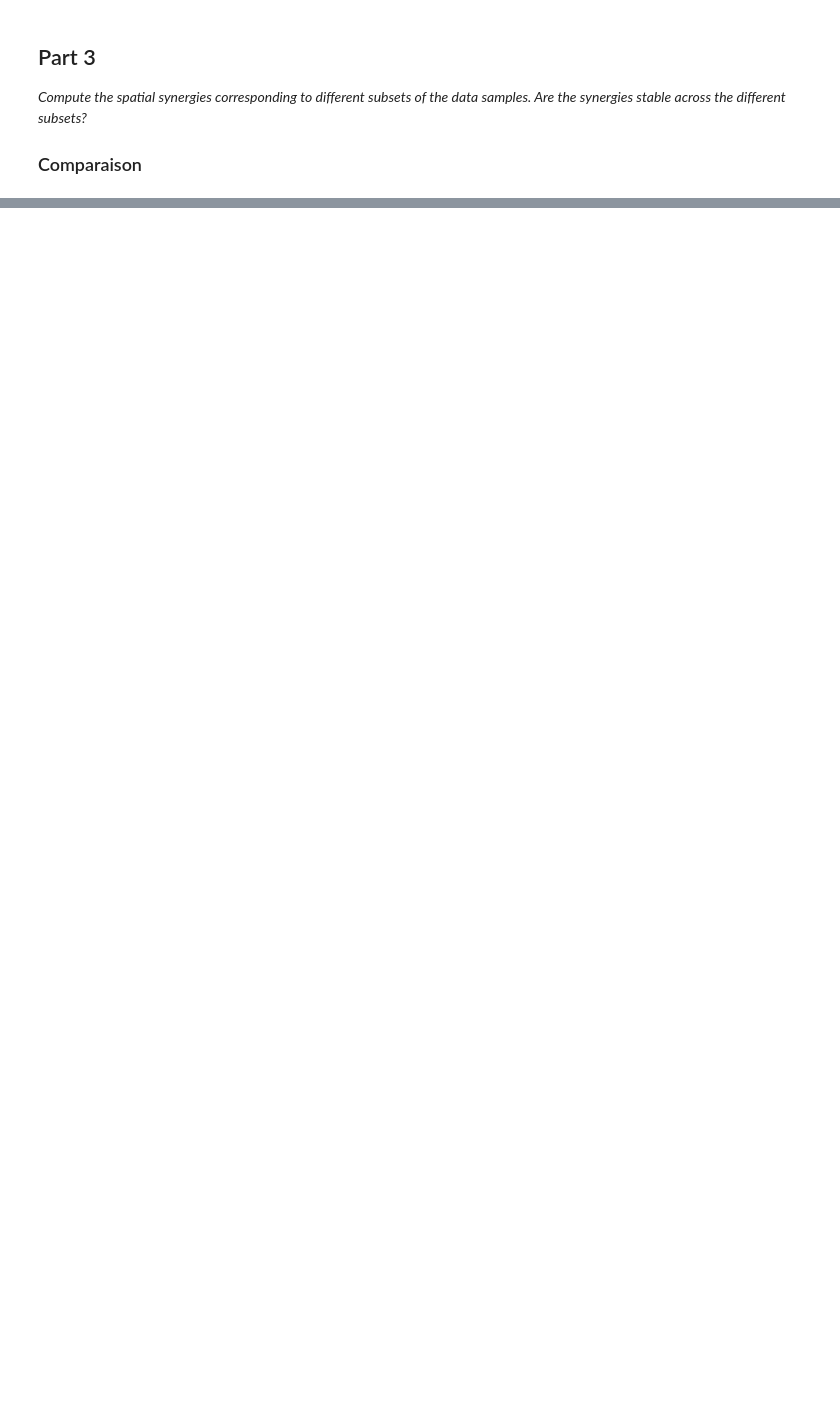
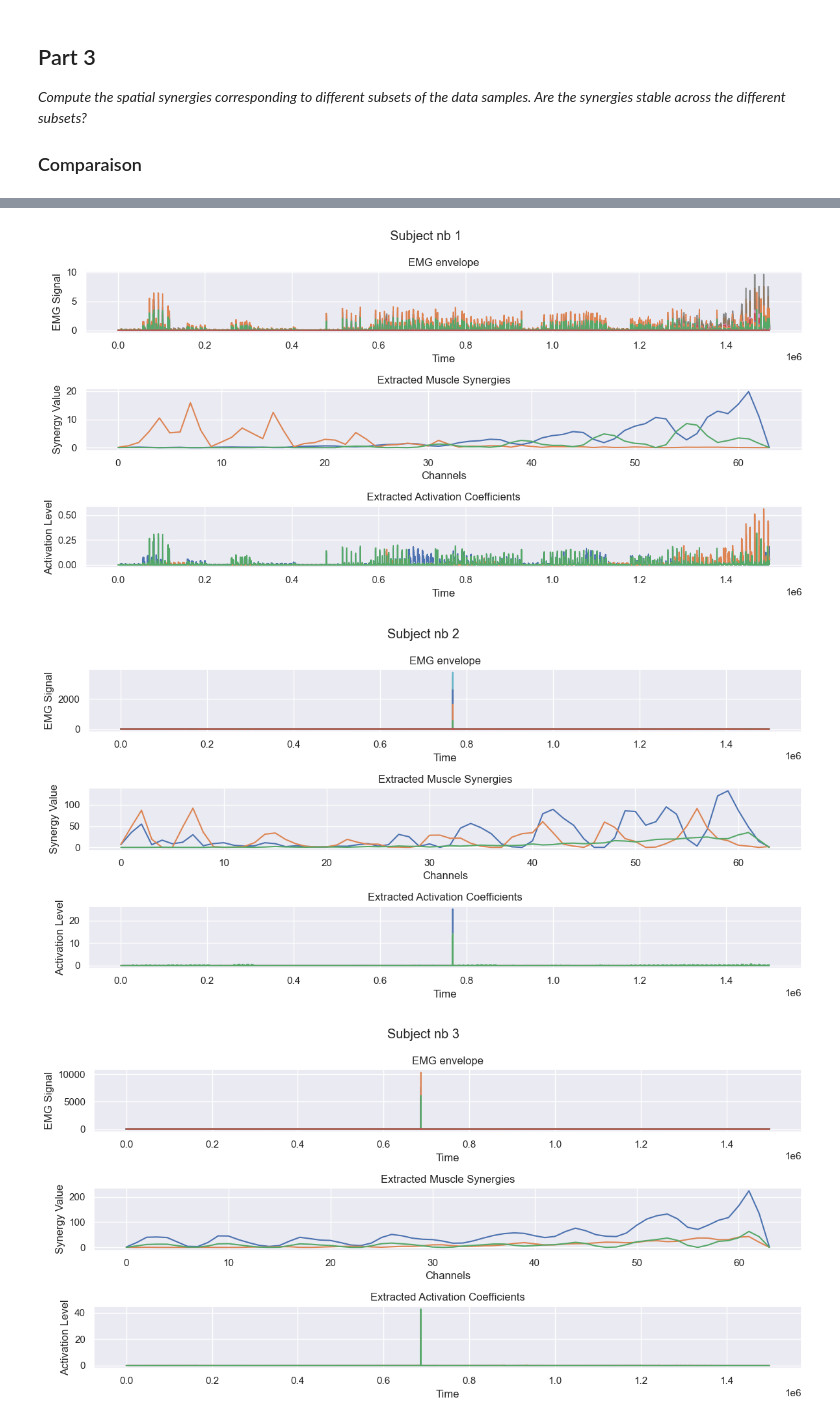
Before and after one commit to Neiizo/NSSP_421_Group_M, a Jupyter notebook: Project3/MiniProject3.ipynb, the cells around one changed output, grey strips where cells are left out. Drawn from its saved outputs; the diff is of its cells as text; code cells hidden in the pictures; blank space fills up the shorter version.

```diff
--- a/Project3/MiniProject3.ipynb
+++ b/Project3/MiniProject3.ipynb
@@ -307,0 +281,31 @@ different subjects?*
+# %%
+n_subject: int = 3
+BSS = "NMF"
+
+W_subject: list = []
+H_subject: list = []
+envelope_subject: list = []
+
+
+for i in range(n_subject):
+
+    emg_envelope, adjusted_class, adjusted_repetition = preprocess_data(sub=i, sub_files=sub_files)
+    envelope_subject.append(emg_envelope)
+
+    if BSS == "NMF":
+        model = NMF(n_components=3, init="nndsvda", max_iter=500)
+    elif BSS == "PCA":
+        model = PCA(n_components=3)
+    elif BSS == "ICA":
+        model = FastICA(n_components=3)
+    model.fit(emg_envelope)
+
+    W_subject.append(model.fit_transform(emg_envelope))
+    H_subject.append(model.components_)
+# %%
+for i in range(n_subject):
+    plot_synergies(envelope_subject[i], H_subject[i], W_subject[i], "Subject nb {}".format(i+1))
+# %% [output]
+[figure, added]
+[figure, added]
+[figure, added]
```
Also changed, not shown: parts of 33 cells of this notebook.
